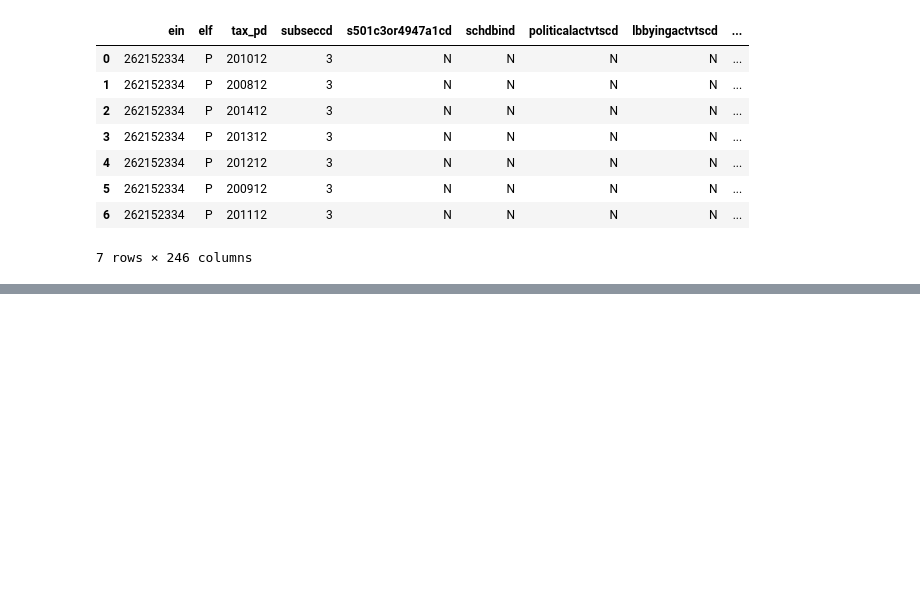
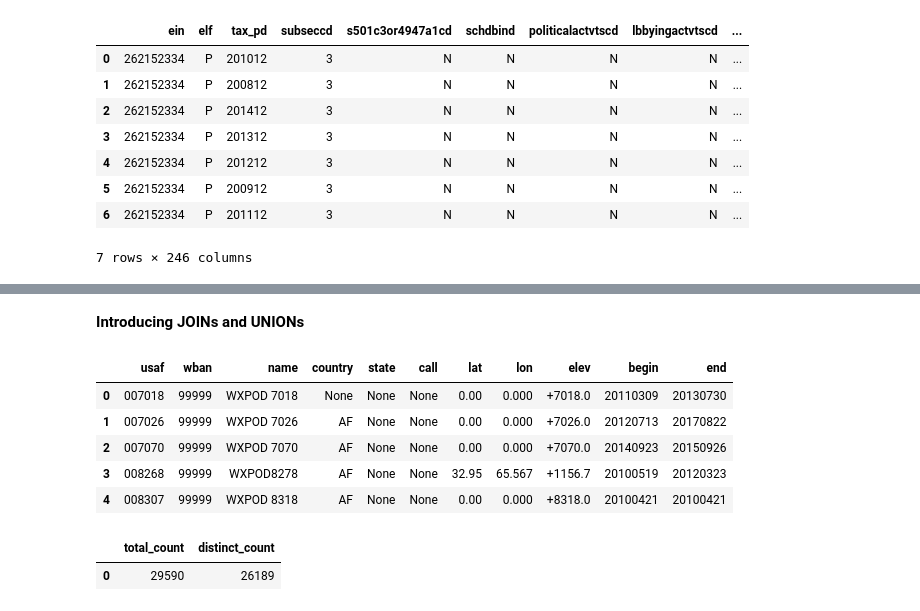
Before and after one commit to samilozkan/BigQuery-Tutorial, a Jupyter notebook: intro.ipynb, the cells around one changed output, grey strips where cells are left out. Drawn from its saved outputs; the diff is of its cells as text; code cells hidden in the pictures; blank space fills up the shorter version.

```diff
--- a/intro.ipynb
+++ b/intro.ipynb
@@ -250,0 +352,15 @@ WHERE ein = '262152334'
+# %% [markdown]
+**Introducing JOINs and UNIONs**
+# %%
+%%bigquery
+SELECT
+    *
+FROM `bigquery-public-data.noaa_gsod.stations`
+LIMIt 5
+# %% [output]
+|  | usaf | wban | name | country | state | call | lat | lon | elev | begin | end |
+| 0 | 007018 | 99999 | WXPOD 7018 | None | None | None | 0.00 | 0.000 | +7018.0 | 20110309 | 20130730 |
+| 1 | 007026 | 99999 | WXPOD 7026 | AF | None | None | 0.00 | 0.000 | +7026.0 | 20120713 | 20170822 |
+| 2 | 007070 | 99999 | WXPOD 7070 | AF | None | None | 0.00 | 0.000 | +7070.0 | 20140923 | 20150926 |
+| 3 | 008268 | 99999 | WXPOD8278 | AF | None | None | 32.95 | 65.567 | +1156.7 | 20100519 | 20120323 |
+| 4 | 008307 | 99999 | WXPOD 8318 | AF | None | None | 0.00 | 0.000 | +8318.0 | 20100421 | 20100421 |
@@ -250,0 +369,9 @@ WHERE ein = '262152334'
+# %%
+%%bigquery
+SELECT
+    COUNT (usaf) AS total_count,
+    COUNT(DISTINCT usaf) AS distinct_count
+FROM `bigquery-public-data.noaa_gsod.stations`
+# %% [output]
+|  | total_count | distinct_count |
+| 0 | 29590 | 26189 |
```
Also changed, not shown: parts of 11 cells of this notebook, 1 other file.
